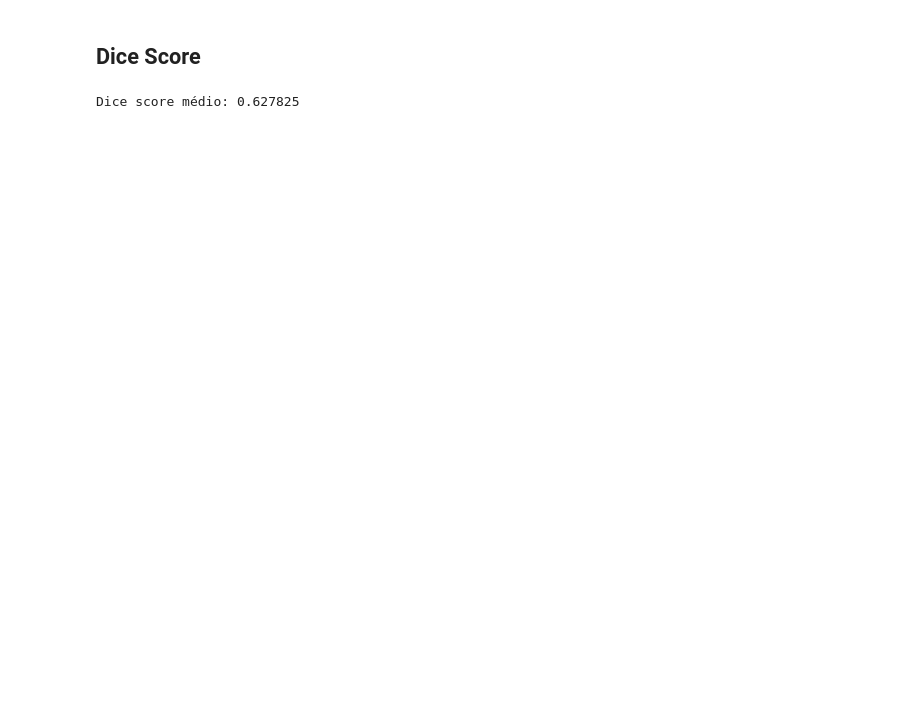
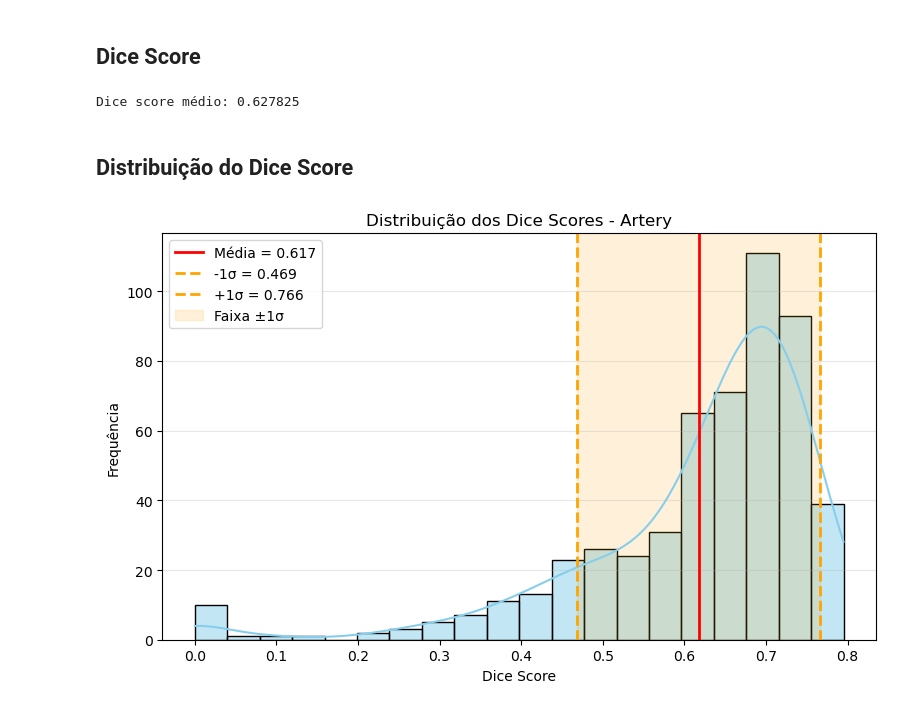
Before and after one commit to matheusssilva991/coronary-centerline-detection, a Jupyter notebook: src/eda_segmentacao.ipynb, the cells around one changed output. Drawn from its saved outputs; the diff is of its cells as text; code cells hidden in the pictures; blank space fills up the shorter version.

```diff
--- a/src/eda_segmentacao.ipynb
+++ b/src/eda_segmentacao.ipynb
@@ -188,12 +188,42 @@ Left Distance (Óstio Esquerdo):
 # %%
 # Dice score médio (ignora NaN)
 if "dice_artery" in df.columns:
-    df = df[df["dice_artery"] != 0]
+    df_no_zero = df[df["dice_artery"] != 0]
 
-    dice_values = df["dice_artery"].dropna()
+    dice_values = df_no_zero["dice_artery"].dropna()
     dice_mean = float(dice_values.mean()) if not dice_values.empty else 0.0
     print(f"Dice score médio: {dice_mean:.6f}")
 else:
     print("Coluna 'dice_artery' não encontrada no CSV.")
 # %% [output]
 Dice score médio: 0.627825
+# %% [markdown]
+## Distribuição do Dice Score
+# %%
+dice_scores = df['dice_artery'].dropna()
+
+mu = dice_scores.mean()
+sigma = dice_scores.std()
+
+plt.figure(figsize=(8, 5))
+sns.histplot(dice_scores, bins=20, kde=True, color='skyblue', edgecolor='black')
+
+# média
+plt.axvline(mu, color='red', linestyle='-', linewidth=2, label=f'Média = {mu:.3f}')
+
+# +- 1 desvio padrão
+plt.axvline(mu - sigma, color='orange', linestyle='--', linewidth=2, label=f'-1σ = {mu - sigma:.3f}')
+plt.axvline(mu + sigma, color='orange', linestyle='--', linewidth=2, label=f'+1σ = {mu + sigma:.3f}')
+
+# faixa entre mu-sigma e mu+sigma (opcional)
+plt.axvspan(mu - sigma, mu + sigma, color='orange', alpha=0.15, label='Faixa ±1σ')
+
+plt.title('Distribuição dos Dice Scores - Artery')
+plt.xlabel('Dice Score')
+plt.ylabel('Frequência')
+plt.grid(axis='y', alpha=0.3)
+plt.legend()
+plt.tight_layout()
+plt.show()
+# %% [output]
+[figure, added]
```
Also changed, not shown: parts of 1 cell of this notebook, 22 other files.
